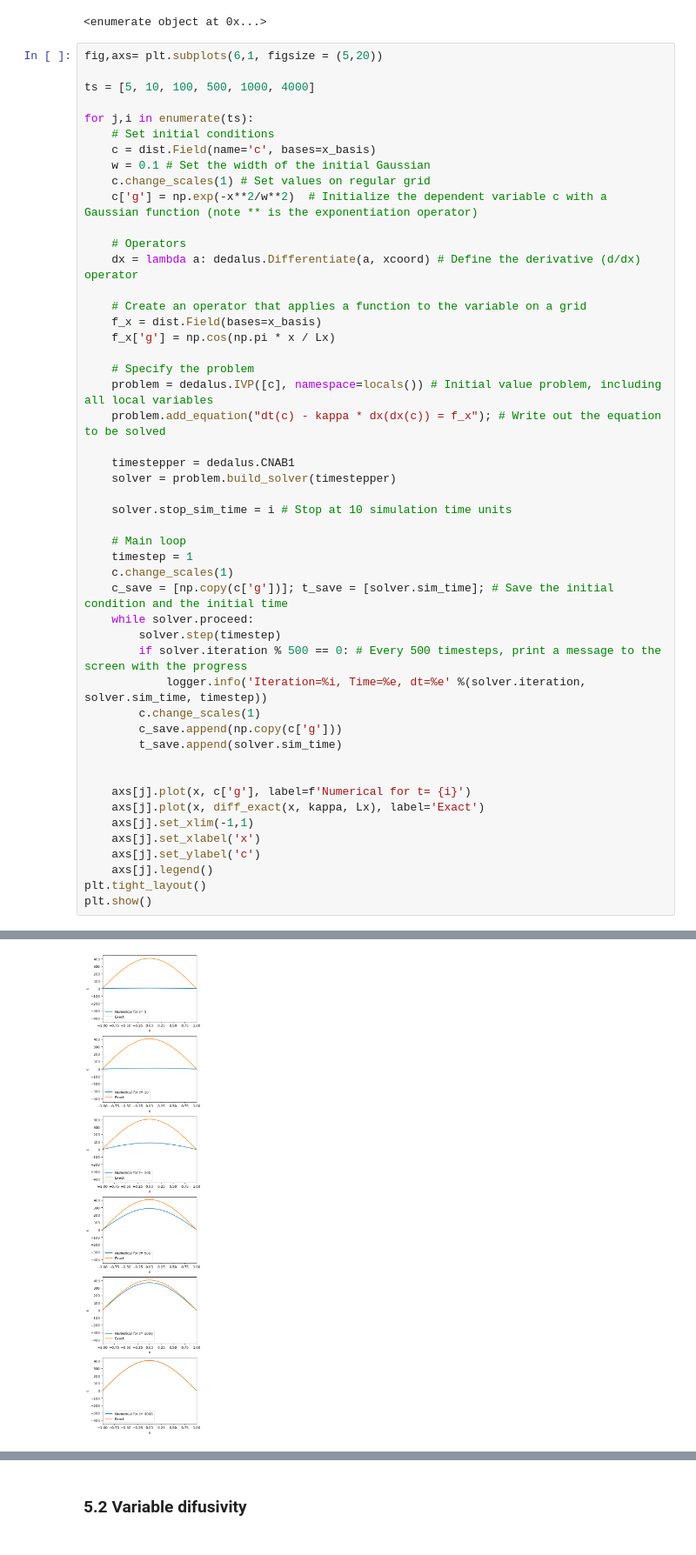
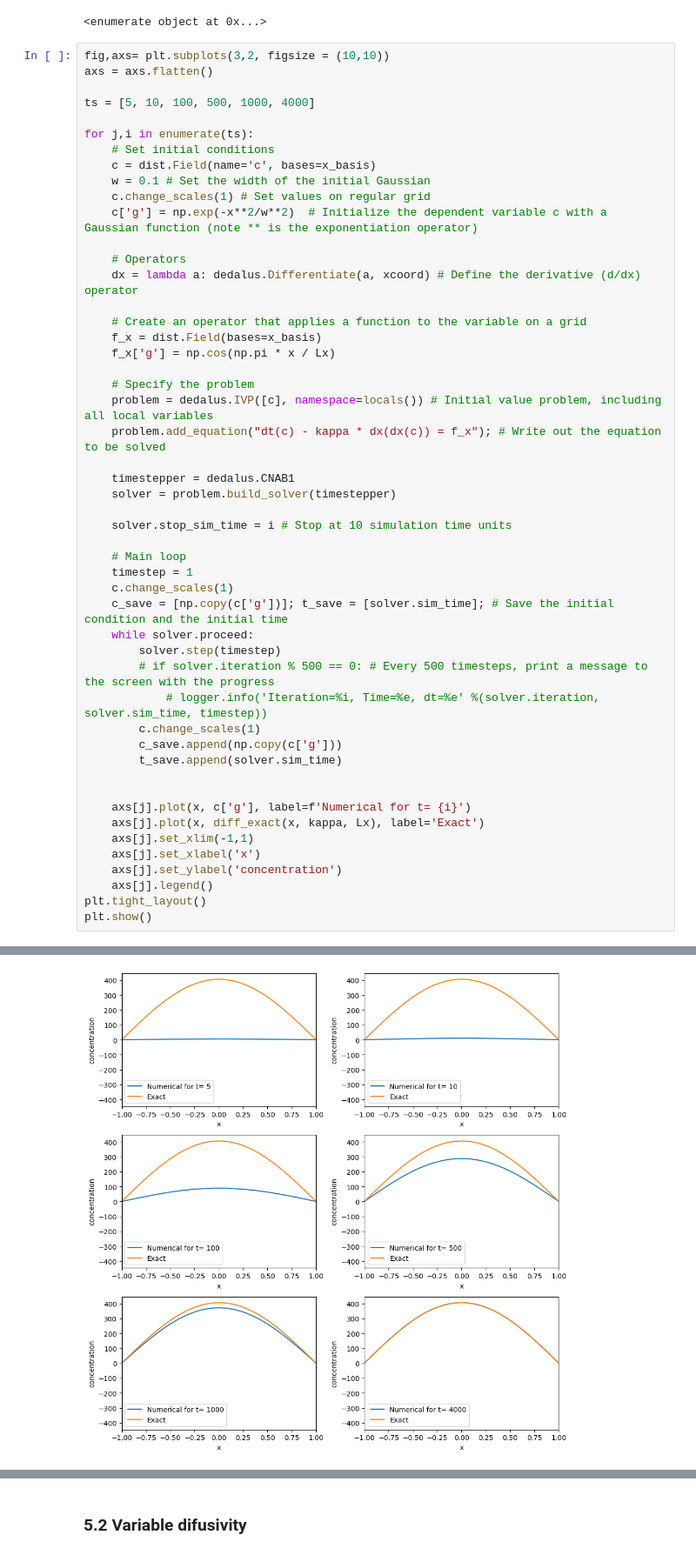
Before and after one commit to Feesh5/QCES, a Jupyter notebook: Project1_dedalus.ipynb, the cells around one changed output, grey strips where cells are left out. Shown at 87% size. Saved outputs shown, nothing was run; the diff lists cells and outputs as text.

```diff
--- a/Project1_dedalus.ipynb
+++ b/Project1_dedalus.ipynb
@@ -505,7 +502,8 @@ print(enumerate(ts))
 # %% [output]
 <enumerate object at 0x...>
 # %%
-fig,axs= plt.subplots(6,1, figsize = (5,20))
+fig,axs= plt.subplots(3,2, figsize = (10,10))
+axs = axs.flatten()
 
 ts = [5, 10, 100, 500, 1000, 4000]
 
@@ -538,8 +536,8 @@ for j,i in enumerate(ts):
     c_save = [np.copy(c['g'])]; t_save = [solver.sim_time]; # Save the initial condition and the initial time
     while solver.proceed:
         solver.step(timestep)
-        if solver.iteration % 500 == 0: # Every 500 timesteps, print a message to the screen with the progress
-            logger.info('Iteration=%i, Time=%e, dt=%e' %(solver.iteration, solver.sim_time, timestep))
+        # if solver.iteration % 500 == 0: # Every 500 timesteps, print a message to the screen with the progress
+            # logger.info('Iteration=%i, Time=%e, dt=%e' %(solver.iteration, solver.sim_time, timestep))
         c.change_scales(1)
         c_save.append(np.copy(c['g']))
         t_save.append(solver.sim_time)
@@ -549,7 +547,7 @@ for j,i in enumerate(ts):
     axs[j].plot(x, diff_exact(x, kappa, Lx), label='Exact')
     axs[j].set_xlim(-1,1)
     axs[j].set_xlabel('x')
-    axs[j].set_ylabel('c')
+    axs[j].set_ylabel('concentration')
     axs[j].legend()
 plt.tight_layout()
 plt.show()
@@ -574 +567 @@ plt.show()
-[figure, old version]
+[figure, new version]
```
Also changed, not shown: parts of 13 cells of this notebook.
